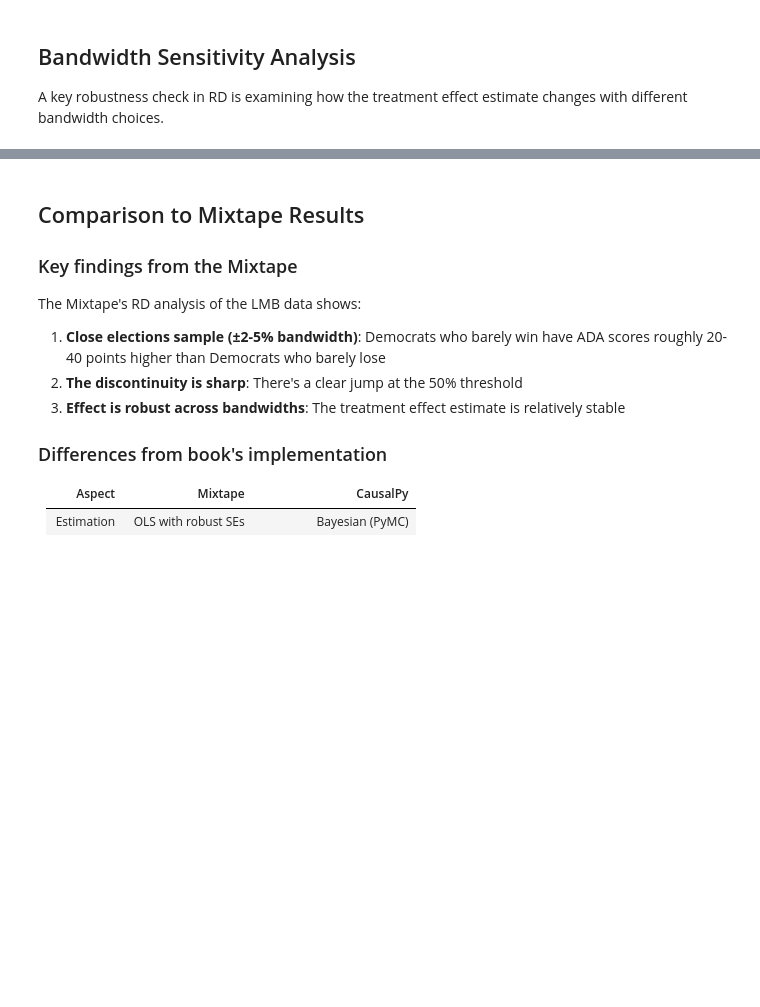
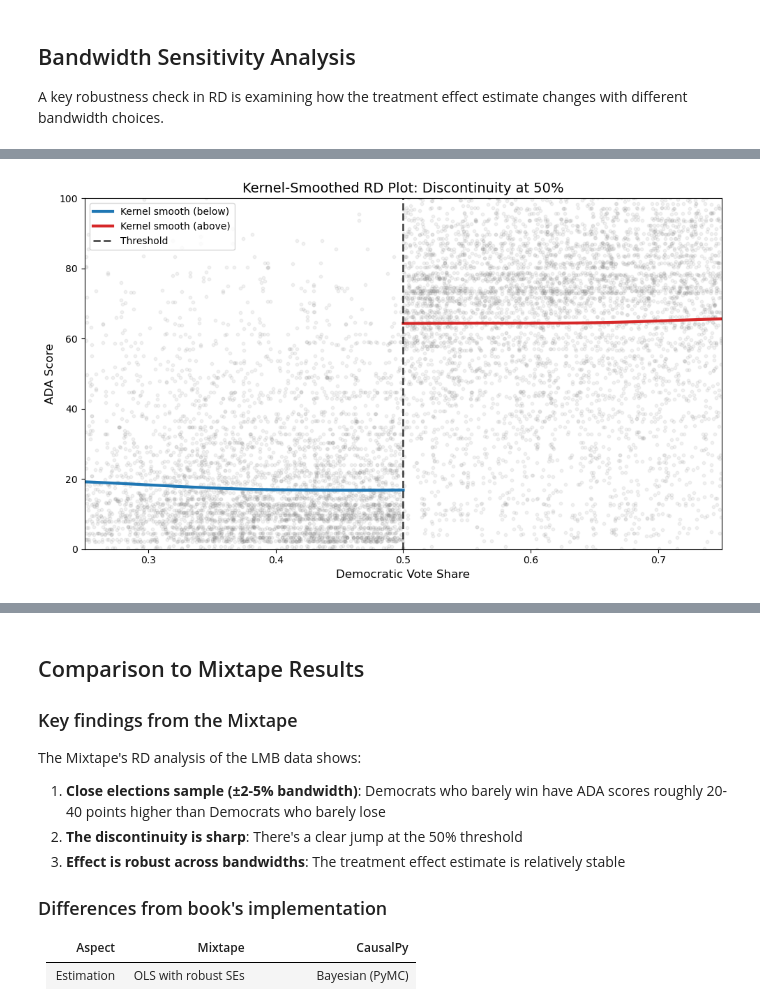
Before and after one commit to drbenvincent/mixtape-causalpy, a Jupyter notebook: notebooks/06_regression_discontinuity.ipynb, the cells around one changed output, grey strips where cells are left out. Drawn from its saved outputs; the diff is of its cells as text; code cells hidden in the pictures; blank space fills up the shorter version.

```diff
--- a/notebooks/06_regression_discontinuity.ipynb
+++ b/notebooks/06_regression_discontinuity.ipynb
@@ -377,0 +385,89 @@ if len(bw_results) > 0:
+# %%
+# Kernel-smoothed RD plot using Nadaraya-Watson estimator
+from scipy.ndimage import uniform_filter1d
+
+
+def kernel_smooth(x, y, x_grid, bandwidth):
+    """Simple Nadaraya-Watson kernel smoother with Gaussian kernel."""
+    y_smooth = np.zeros(len(x_grid))
+    for i, x0 in enumerate(x_grid):
+        # Gaussian kernel weights
+        weights = np.exp(-0.5 * ((x - x0) / bandwidth) ** 2)
+        if weights.sum() > 0:
+            y_smooth[i] = (weights * y).sum() / weights.sum()
+        else:
+            y_smooth[i] = np.nan
+    return y_smooth
+
+
+# Prepare data - focus on close elections
+df_kernel = df_clean[df_clean["demvoteshare"].between(0.25, 0.75)].copy()
+
+# Split by treatment (above/below threshold)
+below = df_kernel[df_kernel["demvoteshare"] < 0.5]
+above = df_kernel[df_kernel["demvoteshare"] >= 0.5]
+
+# Create grid for smoothed lines
+x_below_grid = np.linspace(0.25, 0.5, 100)
+x_above_grid = np.linspace(0.5, 0.75, 100)
+
+# Apply kernel smoothing (bandwidth = 0.05, similar to lmb_8.R)
+kernel_bw = 0.05
+y_below_smooth = kernel_smooth(
+    below["demvoteshare"].values, below["score"].values, x_below_grid, kernel_bw
+)
+y_above_smooth = kernel_smooth(
+    above["demvoteshare"].values, above["score"].values, x_above_grid, kernel_bw
+)
+
+# Create the publication-quality plot
+fig, ax = plt.subplots(figsize=(10, 6))
+
+# Plot raw data as small points
+ax.scatter(
+    df_kernel["demvoteshare"],
+    df_kernel["score"],
+    alpha=0.1,
+    s=10,
+    color="gray",
+    label=None,
+)
+
+# Plot kernel-smoothed lines
+ax.plot(
+    x_below_grid, y_below_smooth, color="C0", linewidth=3, label="Kernel smooth (below)"
+)
+ax.plot(
+    x_above_grid, y_above_smooth, color="C3", linewidth=3, label="Kernel smooth (above)"
+)
+
+# Add threshold line
+ax.axvline(
+    x=0.5, color="black", linestyle="--", linewidth=2, alpha=0.7, label="Threshold"
+)
+
+ax.set_xlabel("Democratic Vote Share", fontsize=12)
+ax.set_ylabel("ADA Score", fontsize=12)
+ax.set_title("Kernel-Smoothed RD Plot: Discontinuity at 50%", fontsize=14)
+ax.legend(loc="upper left")
+ax.set_xlim(0.25, 0.75)
+ax.set_ylim(0, 100)
+
+plt.tight_layout()
+plt.show()
+
+# Estimate discontinuity from kernel smooth
+y_at_threshold_below = kernel_smooth(
+    below["demvoteshare"].values, below["score"].values, np.array([0.499]), kernel_bw
+)[0]
+y_at_threshold_above = kernel_smooth(
+    above["demvoteshare"].values, above["score"].values, np.array([0.501]), kernel_bw
+)[0]
+kernel_discontinuity = y_at_threshold_above - y_at_threshold_below
+
+print(
+    f"\nKernel-smoothed discontinuity estimate: {kernel_discontinuity:.1f} ADA points"
+)
+print(f"(Compare to parametric estimate of ~47 points)")
+# %% [output]
+[figure, added]
```
Also changed, not shown: parts of 8 cells of this notebook, 3 other files.
